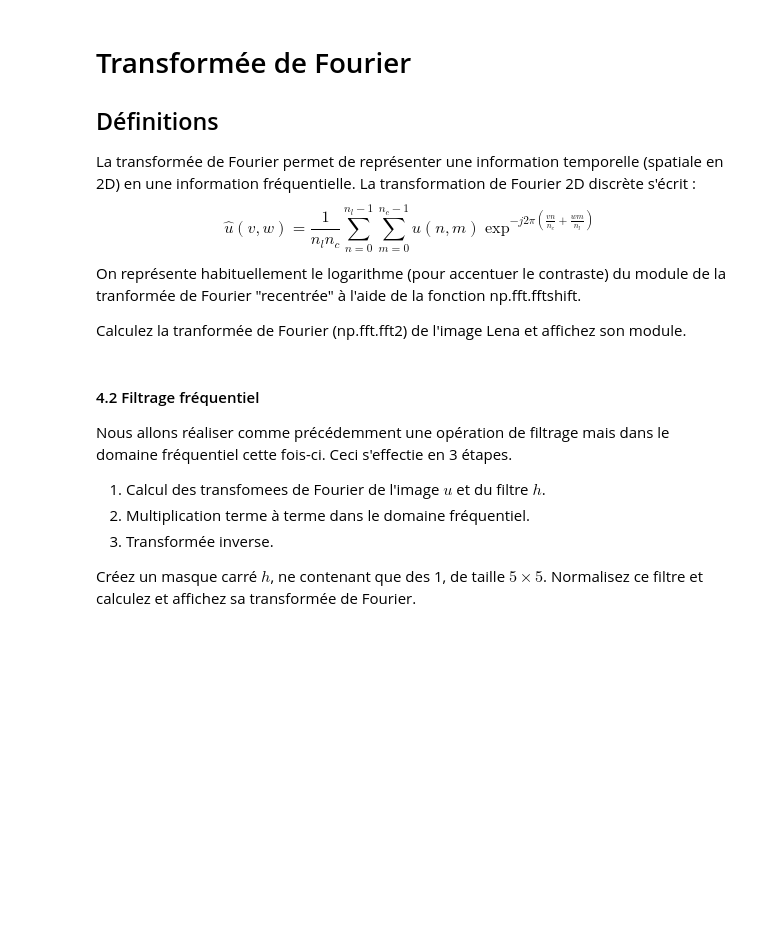
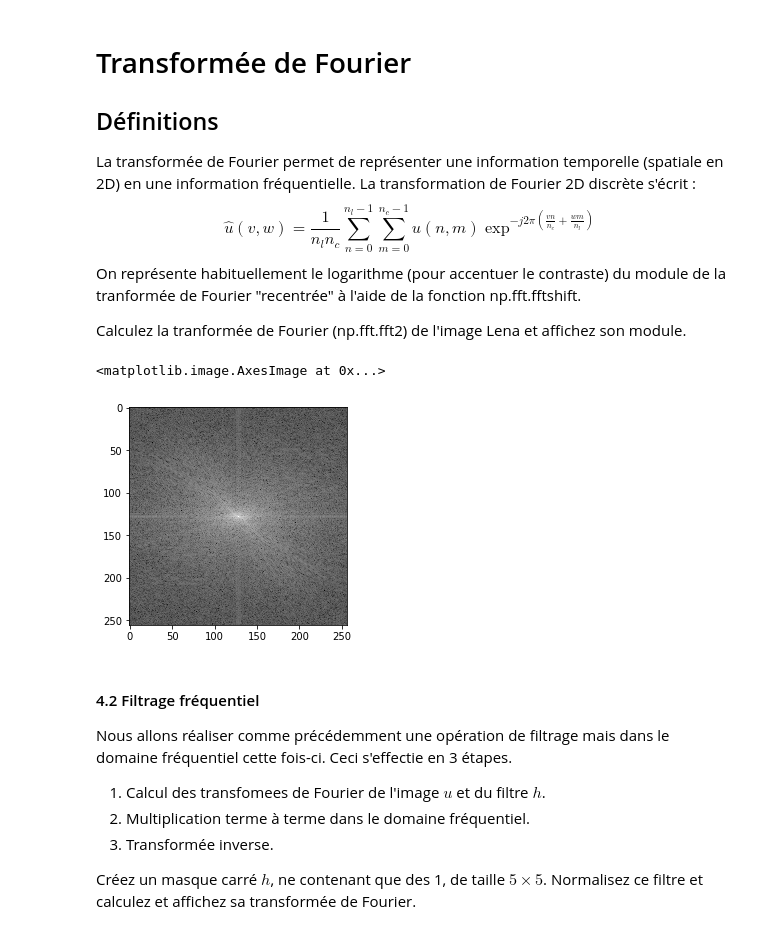
Before and after one commit to jacekwachowiak/UCA-image-processing, a Jupyter notebook: Tp_Data_enhancement.ipynb, the cells around one changed output. Saved outputs shown, nothing was run; the diff lists cells and outputs as text; code cells hidden in the pictures; blank space fills up the shorter version.

```diff
--- a/Tp_Data_enhancement.ipynb
+++ b/Tp_Data_enhancement.ipynb
@@ -360,7 +393,10 @@ imgff = np.fft.fftshift(imgf)
 # %%
 imglog = np.log(imgff)
 # %%
-plt.imshow(abs(imglog))
+plt.imshow(abs(imglog), cmap='gray')
+# %% [output]
+<matplotlib.image.AxesImage at 0x...>
+[figure, added]
 # %% [markdown]
 #### 4.2 Filtrage fréquentiel
 Nous allons réaliser comme précédemment une opération de filtrage mais dans le domaine fréquentiel cette fois-ci. Ceci s'effectie en 3 étapes.
```
Also changed, not shown: parts of 12 cells of this notebook.
